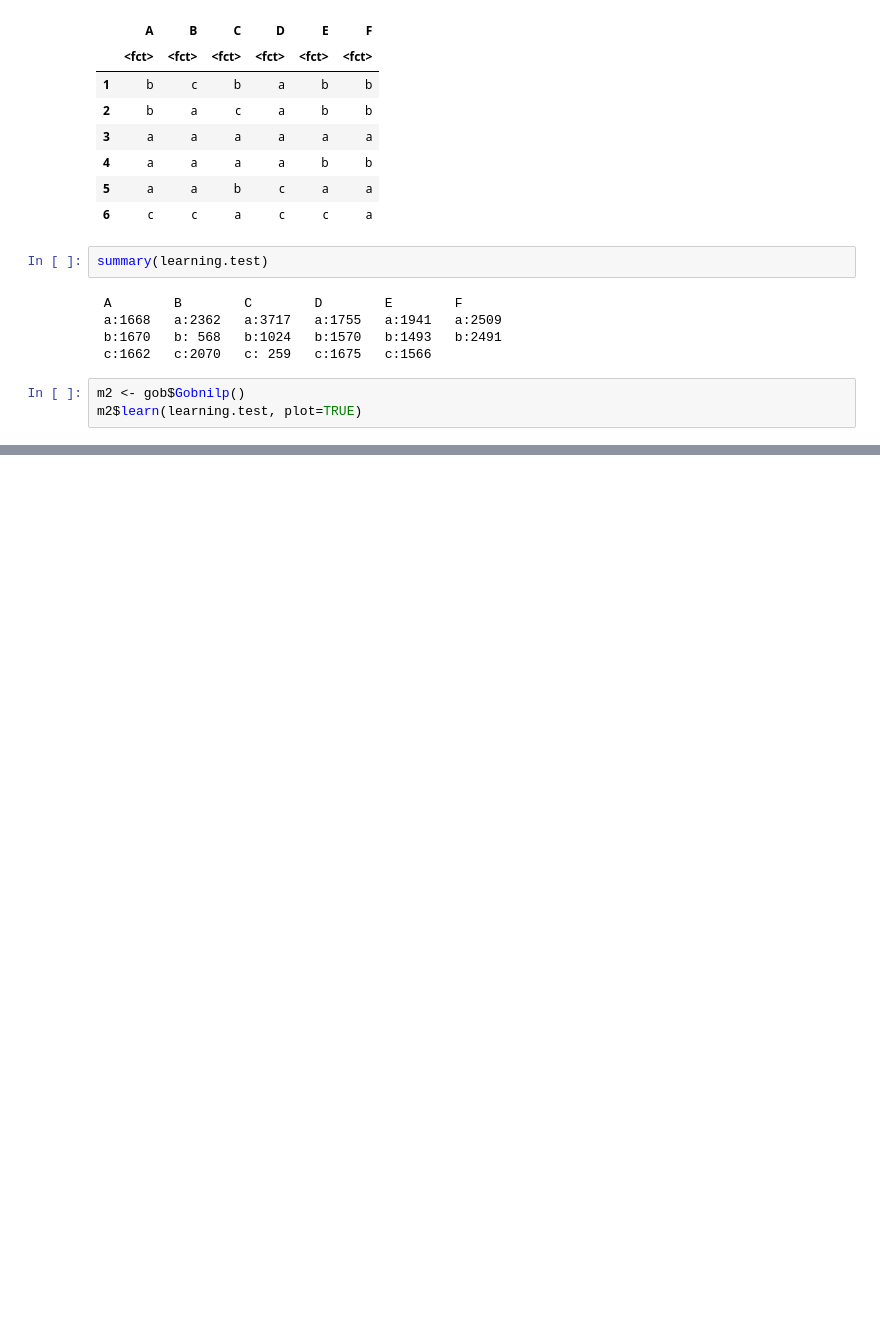
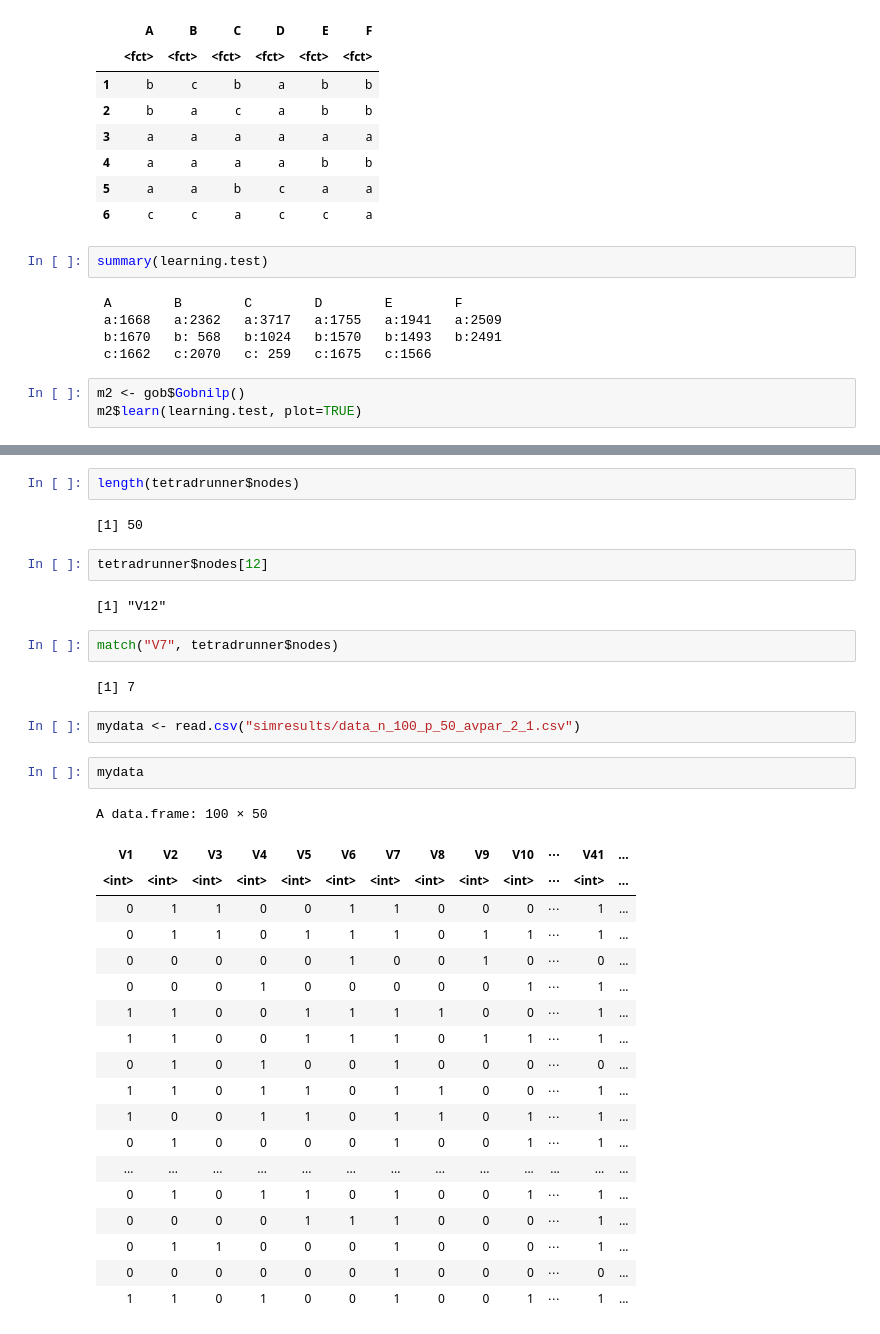
Before and after one commit to felixleopoldo/benchpress, a Jupyter notebook: benchmark/sandbox.ipynb, the cells around one changed output, grey strips where cells are left out. Drawn from its saved outputs; the diff is of its cells as text; blank space fills up the shorter version.

```diff
--- a/benchmark/sandbox.ipynb
+++ b/benchmark/sandbox.ipynb
@@ -287,0 +401,36 @@ m2$learn(learning.test, plot=TRUE)
+# %%
+length(tetradrunner$nodes)
+# %% [output]
+[1] 50
+# %%
+tetradrunner$nodes[12]
+# %% [output]
+[1] "V12"
+# %%
+match("V7", tetradrunner$nodes)
+# %% [output]
+[1] 7
+# %%
+mydata <- read.csv("simresults/data_n_100_p_50_avpar_2_1.csv")
+# %%
+mydata
+# %% [output]
+A data.frame: 100 × 50
+| V1 | V2 | V3 | V4 | V5 | V6 | V7 | V8 | V9 | V10 | ⋯ | V41 | ... |
+| <int> | <int> | <int> | <int> | <int> | <int> | <int> | <int> | <int> | <int> | ⋯ | <int> | ... |
+| 0 | 1 | 1 | 0 | 0 | 1 | 1 | 0 | 0 | 0 | ⋯ | 1 | ... |
+| 0 | 1 | 1 | 0 | 1 | 1 | 1 | 0 | 1 | 1 | ⋯ | 1 | ... |
+| 0 | 0 | 0 | 0 | 0 | 1 | 0 | 0 | 1 | 0 | ⋯ | 0 | ... |
+| 0 | 0 | 0 | 1 | 0 | 0 | 0 | 0 | 0 | 1 | ⋯ | 1 | ... |
+| 1 | 1 | 0 | 0 | 1 | 1 | 1 | 1 | 0 | 0 | ⋯ | 1 | ... |
+| 1 | 1 | 0 | 0 | 1 | 1 | 1 | 0 | 1 | 1 | ⋯ | 1 | ... |
+| 0 | 1 | 0 | 1 | 0 | 0 | 1 | 0 | 0 | 0 | ⋯ | 0 | ... |
+| 1 | 1 | 0 | 1 | 1 | 0 | 1 | 1 | 0 | 0 | ⋯ | 1 | ... |
+| 1 | 0 | 0 | 1 | 1 | 0 | 1 | 1 | 0 | 1 | ⋯ | 1 | ... |
+| 0 | 1 | 0 | 0 | 0 | 0 | 1 | 0 | 0 | 1 | ⋯ | 1 | ... |
+| ... | ... | ... | ... | ... | ... | ... | ... | ... | ... | ... | ... | ... |
+| 0 | 1 | 0 | 1 | 1 | 0 | 1 | 0 | 0 | 1 | ⋯ | 1 | ... |
+| 0 | 0 | 0 | 0 | 1 | 1 | 1 | 0 | 0 | 0 | ⋯ | 1 | ... |
+| 0 | 1 | 1 | 0 | 0 | 0 | 1 | 0 | 0 | 0 | ⋯ | 1 | ... |
+| 0 | 0 | 0 | 0 | 0 | 0 | 1 | 0 | 0 | 0 | ⋯ | 0 | ... |
+| 1 | 1 | 0 | 1 | 0 | 0 | 1 | 0 | 0 | 1 | ⋯ | 1 | ... |
```
Also changed, not shown: parts of 8 cells of this notebook, 10 other files.
